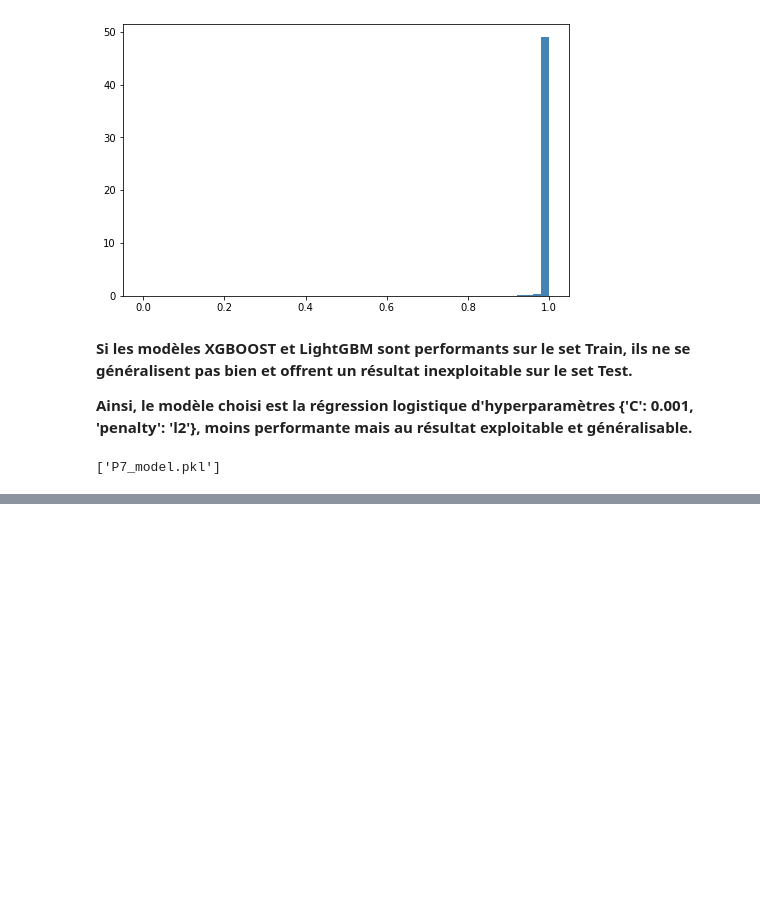
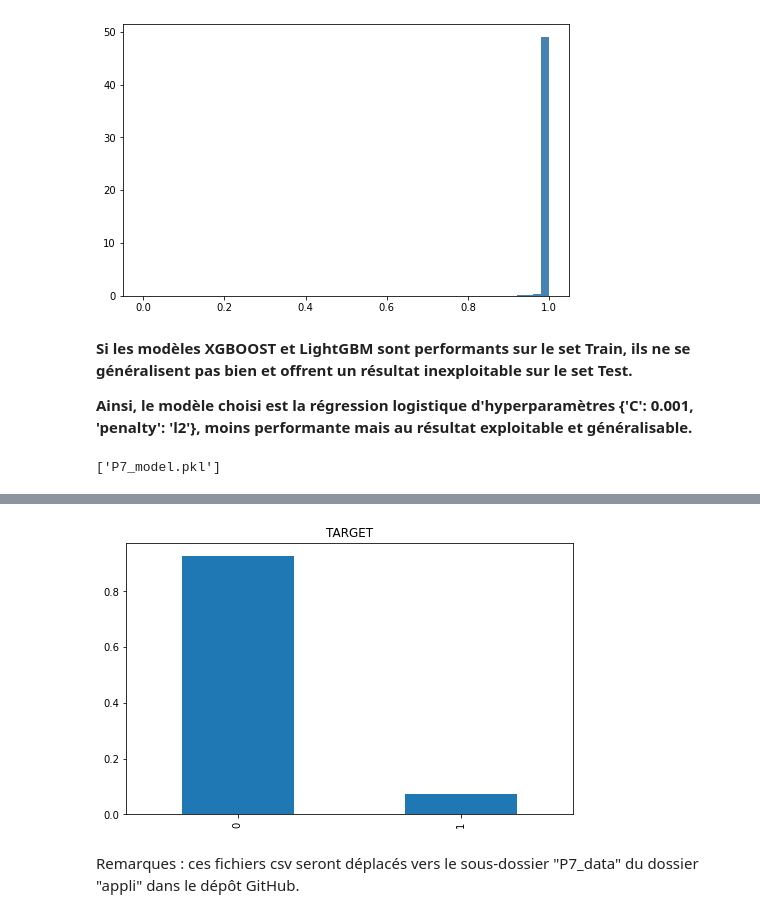
Before and after one commit to JeremieVerger/Projet-7-OC-J-r-mie-VERGER, a Jupyter notebook: Projet 7 - Exploration.ipynb, the cells around one changed output, grey strips where cells are left out. Cells and saved outputs as stored; diff of their text form; code cells hidden in the pictures; blank space fills up the shorter version.

```diff
--- a/Projet 7 - Exploration.ipynb
+++ b/Projet 7 - Exploration.ipynb
@@ -1588,0 +1593,30 @@ joblib.dump(LM, 'P7_model.pkl')
+# %%
+# on charge les données brutes
+
+appli_test = pd.read_csv('application_test.csv', sep = ',')
+
+appli_train = pd.read_csv('application_train.csv', sep = ',')
+
+bureau = pd.read_csv('bureau.csv', sep = ',')
+
+credit_card = pd.read_csv('credit_card_balance.csv', sep = ',')
+
+installments = pd.read_csv('installments_payments.csv', sep = ',')
+
+POS = pd.read_csv('POS_CASH_balance.csv', sep = ',')
+
+previous_appli = pd.read_csv('previous_application.csv', sep = ',')
+# %%
+# on choisit un sample des données test et train
+
+appli_test = appli_test.sample(n=1000, replace = True)
+
+appli_train = appli_train.sample(n=1000, replace = True)
+
+# on vérifie la répartition de la target dans les données train
+
+plt.figure(figsize=(8,5))
+appli_train['TARGET'].value_counts(normalize=True).plot(kind='bar',title='TARGET')
+plt.show()
+# %% [output]
+[figure, added]
@@ -1588,0 +1665,2 @@ joblib.dump(LM, 'P7_model.pkl')
+# %% [markdown]
+Remarques : ces fichiers csv seront déplacés vers le sous-dossier "P7_data" du dossier "appli" dans le dépôt GitHub.
```
Also changed, not shown: parts of 5 cells of this notebook, 11 other files.
